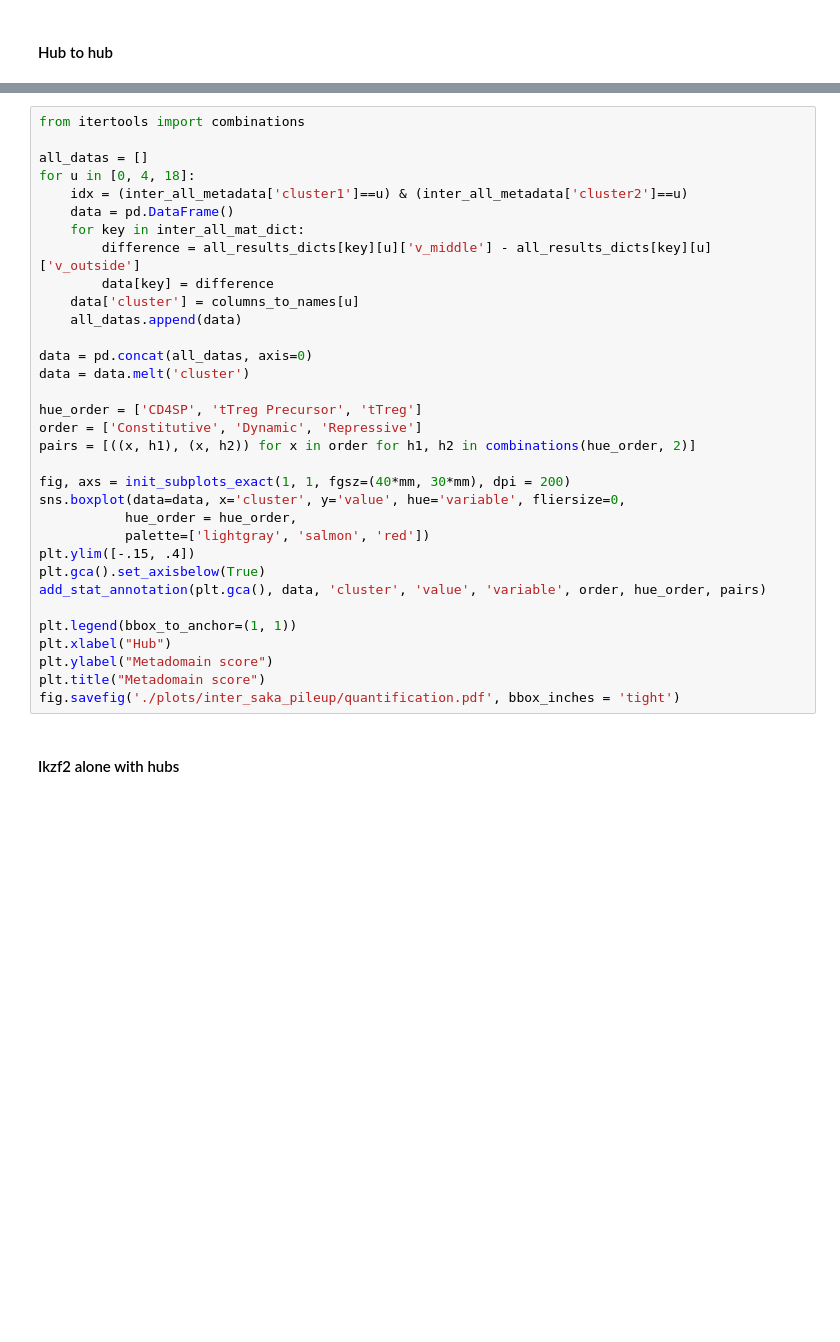
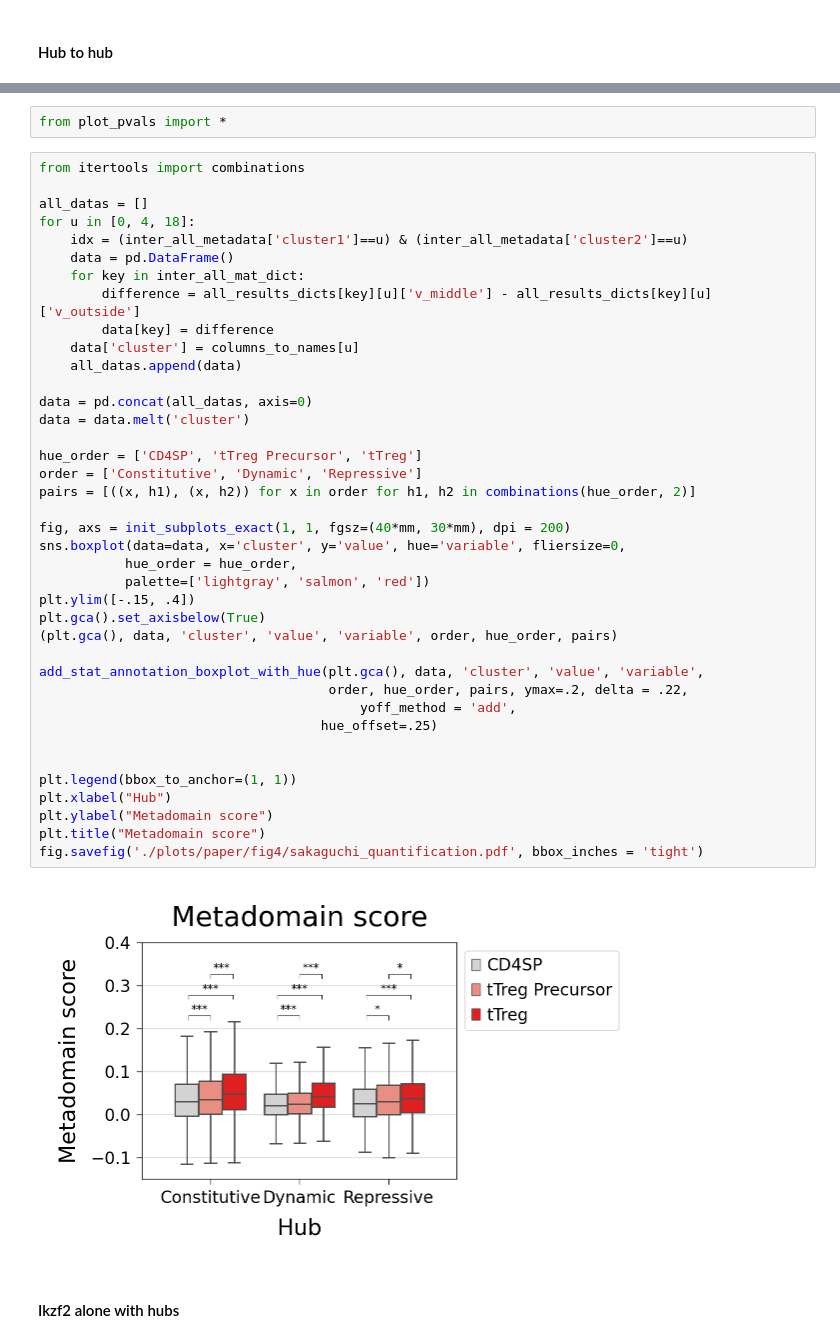
Before and after one commit to pritykinlab/metadomain_paper, a Jupyter notebook: pileups/Pileup_Sakaguchi HiChIP Hubs.ipynb, the cells around one changed output, grey strips where cells are left out. Cells and saved outputs as stored; diff of their text form; blank space fills up the shorter version.

```diff
--- a/pileups/Pileup_Sakaguchi HiChIP Hubs.ipynb
+++ b/pileups/Pileup_Sakaguchi HiChIP Hubs.ipynb
@@ -172,36 +174,46 @@ tTreg
+# %%
+from plot_pvals import *
 # %%
 from itertools import combinations
 
 all_datas = []
 for u in [0, 4, 18]:
     idx = (inter_all_metadata['cluster1']==u) & (inter_all_metadata['cluster2']==u)
     data = pd.DataFrame()
     for key in inter_all_mat_dict:
         difference = all_results_dicts[key][u]['v_middle'] - all_results_dicts[key][u]['v_outside']
         data[key] = difference
     data['cluster'] = columns_to_names[u]
     all_datas.append(data)
 
 data = pd.concat(all_datas, axis=0)
 data = data.melt('cluster')
 
 hue_order = ['CD4SP', 'tTreg Precursor', 'tTreg']
 order = ['Constitutive', 'Dynamic', 'Repressive']
 pairs = [((x, h1), (x, h2)) for x in order for h1, h2 in combinations(hue_order, 2)]
 
 fig, axs = init_subplots_exact(1, 1, fgsz=(40*mm, 30*mm), dpi = 200)
 sns.boxplot(data=data, x='cluster', y='value', hue='variable', fliersize=0,
            hue_order = hue_order,
            palette=['lightgray', 'salmon', 'red'])
 plt.ylim([-.15, .4])
 plt.gca().set_axisbelow(True)
-add_stat_annotation(plt.gca(), data, 'cluster', 'value', 'variable', order, hue_order, pairs)
+(plt.gca(), data, 'cluster', 'value', 'variable', order, hue_order, pairs)
+
+add_stat_annotation_boxplot_with_hue(plt.gca(), data, 'cluster', 'value', 'variable',
+                                     order, hue_order, pairs, ymax=.2, delta = .22,
+                                         yoff_method = 'add',
+                                    hue_offset=.25)
+
 
 plt.legend(bbox_to_anchor=(1, 1))
 plt.xlabel("Hub")
 plt.ylabel("Metadomain score")
 plt.title("Metadomain score")
-fig.savefig('./plots/inter_saka_pileup/quantification.pdf', bbox_inches = 'tight')
+fig.savefig('./plots/paper/fig4/sakaguchi_quantification.pdf', bbox_inches = 'tight')
+# %% [output]
+[figure, added]
 # %% [markdown]
 #### Ikzf2 alone with hubs
 # %%
```
Also changed, not shown: parts of 4 cells of this notebook, 3 other files.
